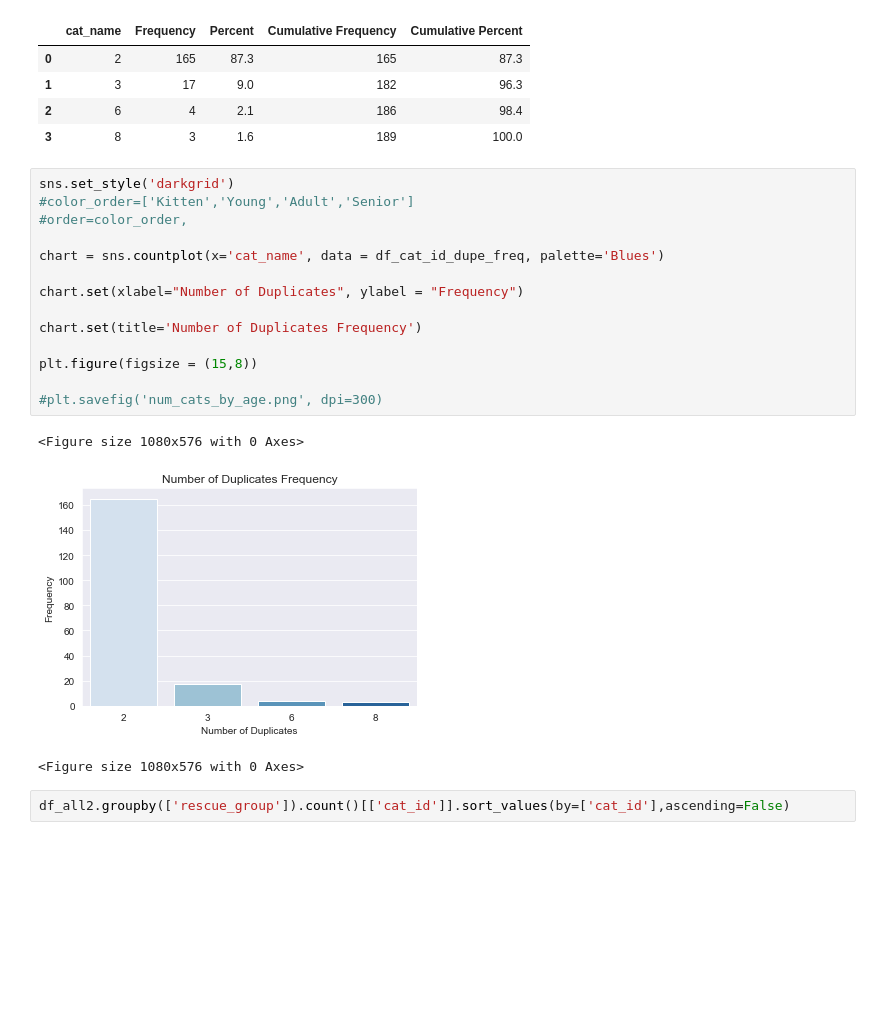
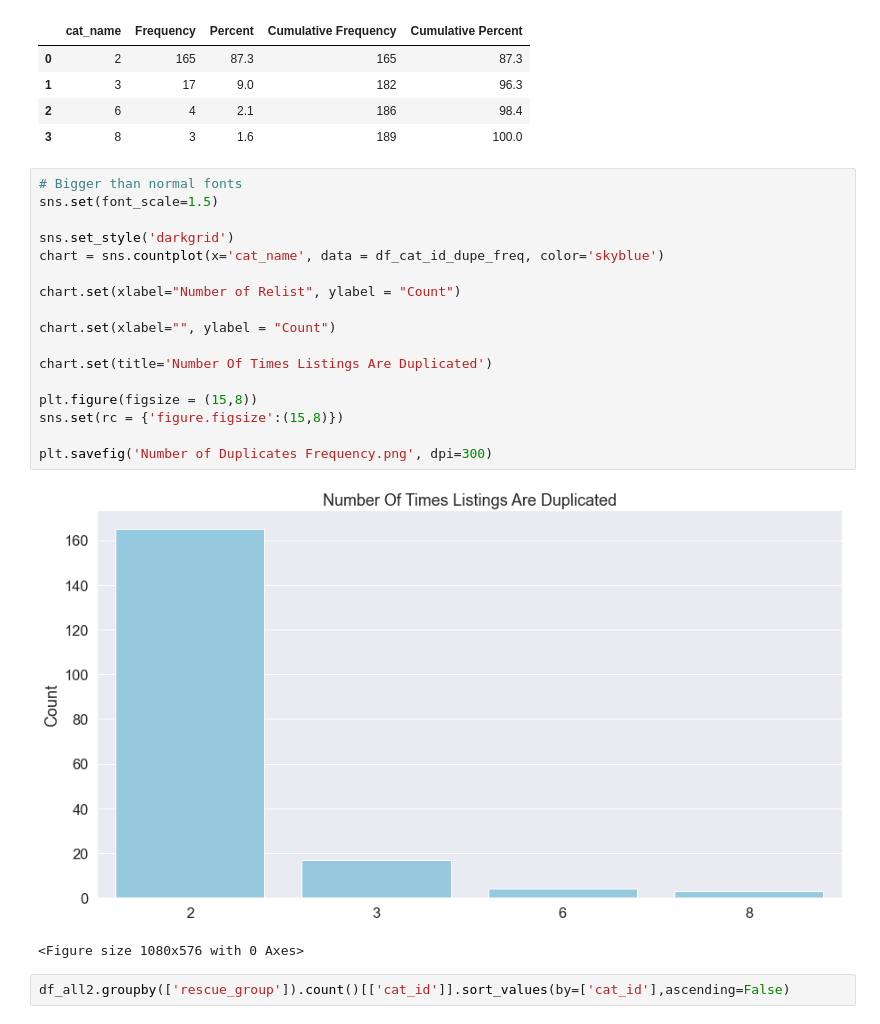
Before and after one commit to dgarbato/petfinder, a Jupyter notebook: juypter notebook code/Analyze data 1.ipynb, the cells around one changed output. Cells and saved outputs as stored; diff of their text form; blank space fills up the shorter version.

```diff
--- a/juypter notebook code/Analyze data 1.ipynb
+++ b/juypter notebook code/Analyze data 1.ipynb
@@ -375,23 +416,25 @@ proc_freq(df_cat_id_dupe_freq,'cat_name')
 | 2 | 6 | 4 | 2.1 | 186 | 98.4 |
 | 3 | 8 | 3 | 1.6 | 189 | 100.0 |
 # %%
+# Bigger than normal fonts
+sns.set(font_scale=1.5)
+
 sns.set_style('darkgrid')
-#color_order=['Kitten','Young','Adult','Senior']
-#order=color_order,
+chart = sns.countplot(x='cat_name', data = df_cat_id_dupe_freq, color='skyblue')
 
-chart = sns.countplot(x='cat_name', data = df_cat_id_dupe_freq, palette='Blues')
+chart.set(xlabel="Number of Relist", ylabel = "Count")
 
-chart.set(xlabel="Number of Duplicates", ylabel = "Frequency")
+chart.set(xlabel="", ylabel = "Count")
 
-chart.set(title='Number of Duplicates Frequency')
+chart.set(title='Number Of Times Listings Are Duplicated')
 
 plt.figure(figsize = (15,8))
+sns.set(rc = {'figure.figsize':(15,8)})
 
-#plt.savefig('num_cats_by_age.png', dpi=300)
+plt.savefig('Number of Duplicates Frequency.png', dpi=300)
 # %% [output]
+[figure, new version]
 <Figure size 1080x576 with 0 Axes>
-[figure, old version]
-<Figure size 1080x576 with 0 Axes>
 # %%
 df_all2.groupby(['rescue_group']).count()[['cat_id']].sort_values(by=['cat_id'],ascending=False)
 # %%
```
Also changed, not shown: parts of 75 cells of this notebook, 34 other files.
